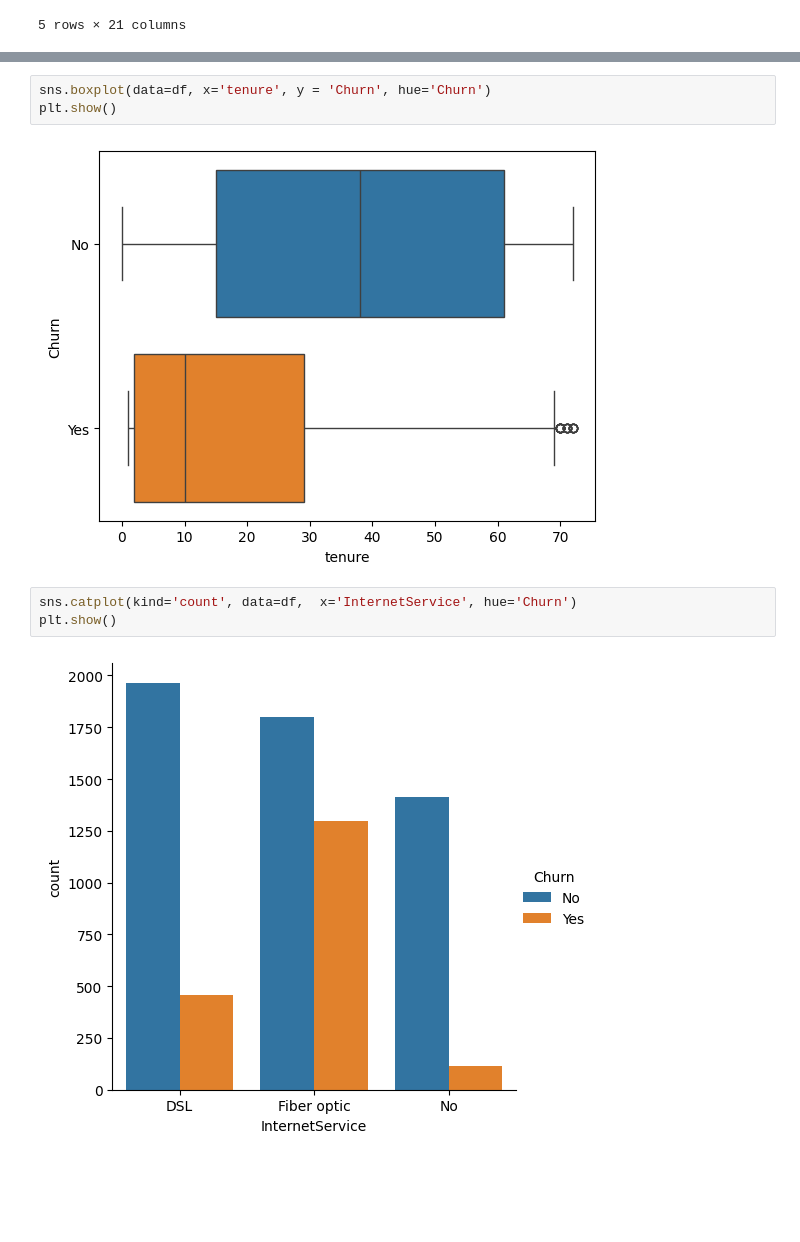
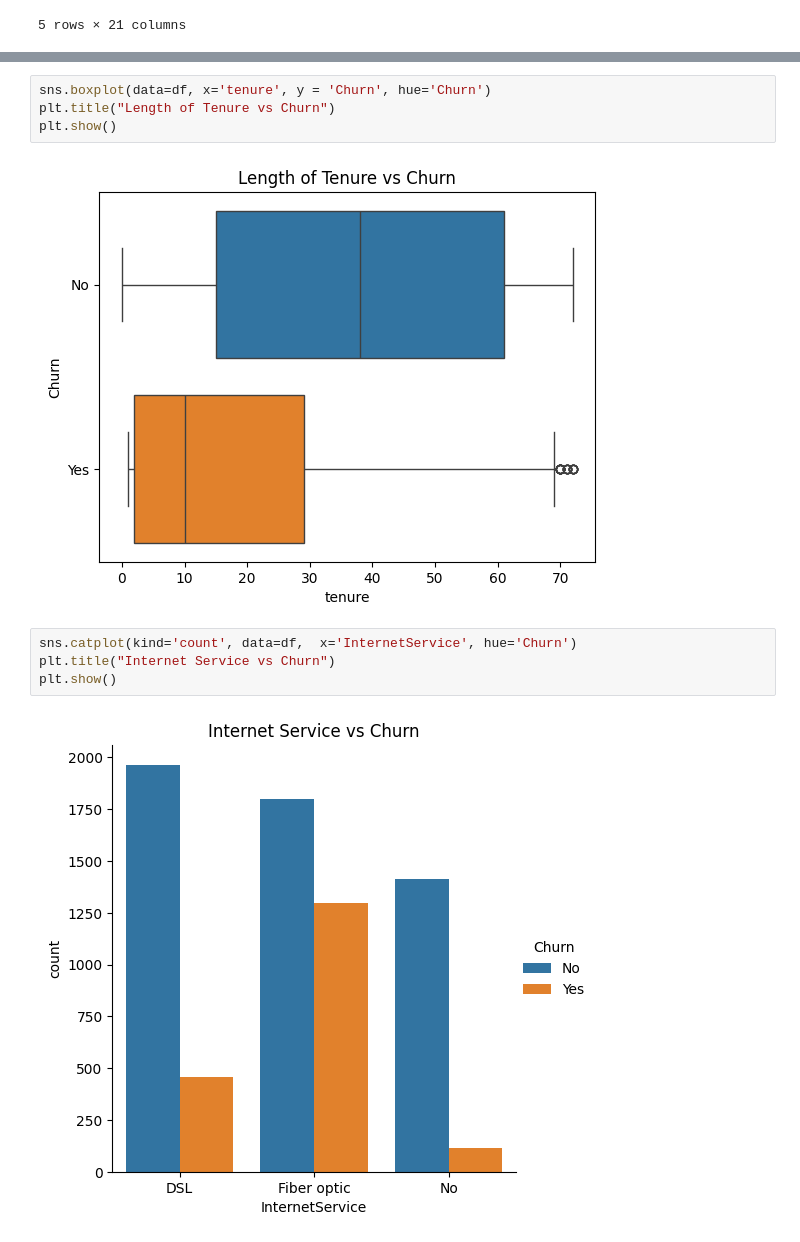
Before and after one commit to cafesmire/notebooks, a Jupyter notebook: telco_customer_churn/telco_customer_churn.ipynb, the cells around one changed output, grey strips where cells are left out. Drawn from its saved outputs; the diff is of its cells as text; blank space fills up the shorter version.

```diff
--- a/telco_customer_churn/telco_customer_churn.ipynb
+++ b/telco_customer_churn/telco_customer_churn.ipynb
@@ -151,11 +151,13 @@ df_copy[['gender', 'SeniorCitizen', 'Partner', 'Dependents', 'PhoneService', 'Pa
 | Churn | 0.008612 | 0.150889 | -0.150448 | -0.164221 | 0.011942 | 0.191825 | 1.000000 |
 # %%
 sns.boxplot(data=df, x='tenure', y = 'Churn', hue='Churn')
+plt.title("Length of Tenure vs Churn")
 plt.show()
 # %% [output]
-[figure, old version]
+[figure, new version]
 # %%
 sns.catplot(kind='count', data=df,  x='InternetService', hue='Churn')
+plt.title("Internet Service vs Churn")
 plt.show()
 # %% [output]
-[figure, old version]
+[figure, new version]
```
Also changed, not shown: parts of 4 cells of this notebook.
